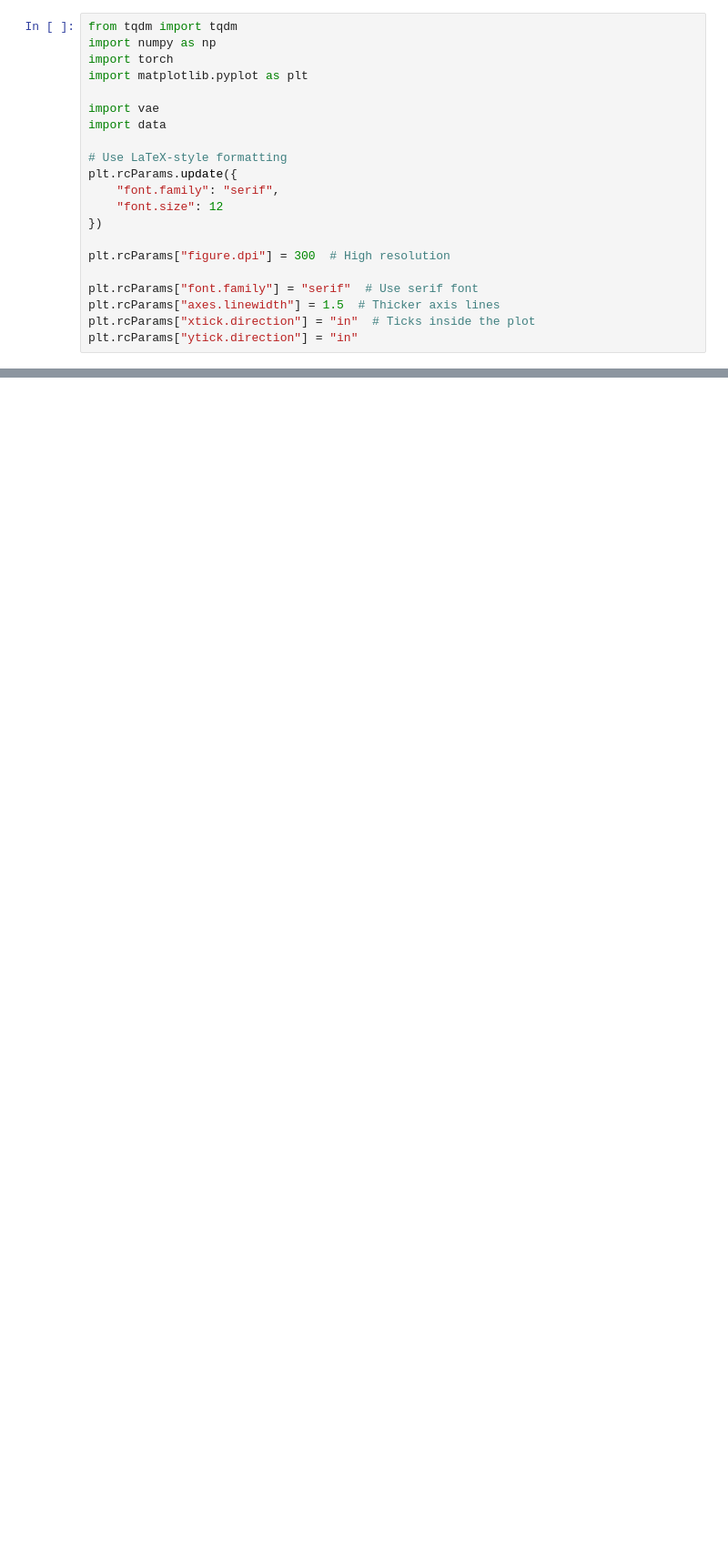
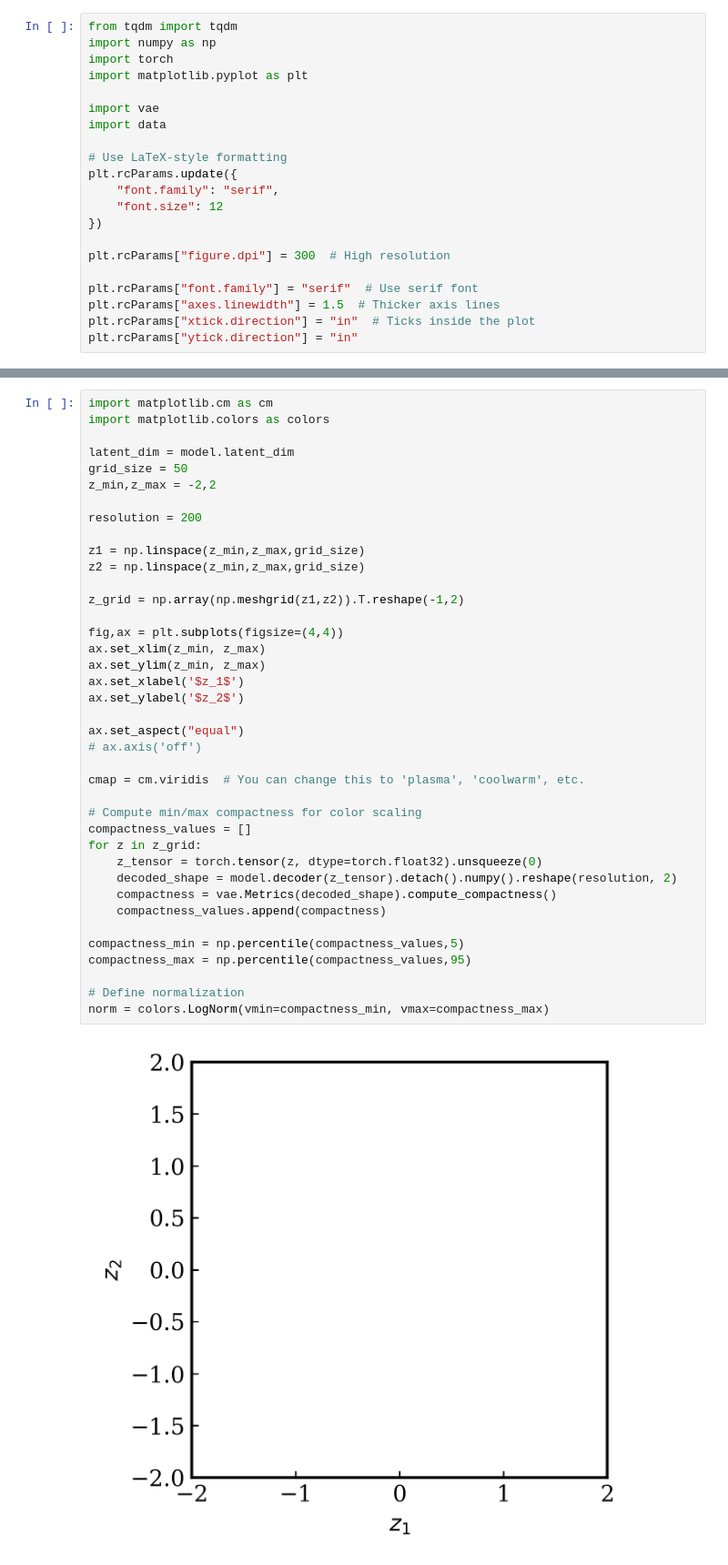
Before and after one commit to jhell1717/latentoptim, a Jupyter notebook: examples/train_model.ipynb, the cells around one changed output, grey strips where cells are left out. Shown at 91% size. Cells and saved outputs as stored; diff of their text form; blank space fills up the shorter version.

```diff
--- a/examples/train_model.ipynb
+++ b/examples/train_model.ipynb
@@ -122,0 +117,41 @@ with torch.no_grad():
+# %%
+import matplotlib.cm as cm
+import matplotlib.colors as colors
+
+latent_dim = model.latent_dim
+grid_size = 50
+z_min,z_max = -2,2
+
+resolution = 200
+
+z1 = np.linspace(z_min,z_max,grid_size)
+z2 = np.linspace(z_min,z_max,grid_size)
+
+z_grid = np.array(np.meshgrid(z1,z2)).T.reshape(-1,2)
+
+fig,ax = plt.subplots(figsize=(4,4))
+ax.set_xlim(z_min, z_max)
+ax.set_ylim(z_min, z_max)
+ax.set_xlabel('$z_1$')
+ax.set_ylabel('$z_2$')
+
+ax.set_aspect("equal")
+# ax.axis('off')
+
+cmap = cm.viridis  # You can change this to 'plasma', 'coolwarm', etc.
+
+# Compute min/max compactness for color scaling
+compactness_values = []
+for z in z_grid:
+    z_tensor = torch.tensor(z, dtype=torch.float32).unsqueeze(0)
+    decoded_shape = model.decoder(z_tensor).detach().numpy().reshape(resolution, 2)
+    compactness = vae.Metrics(decoded_shape).compute_compactness()
+    compactness_values.append(compactness)
+
+compactness_min = np.percentile(compactness_values,5)
+compactness_max = np.percentile(compactness_values,95)
+
+# Define normalization
+norm = colors.LogNorm(vmin=compactness_min, vmax=compactness_max)
+# %% [output]
+[figure, added]
```
Also changed, not shown: parts of 8 cells of this notebook, 4 other files.
